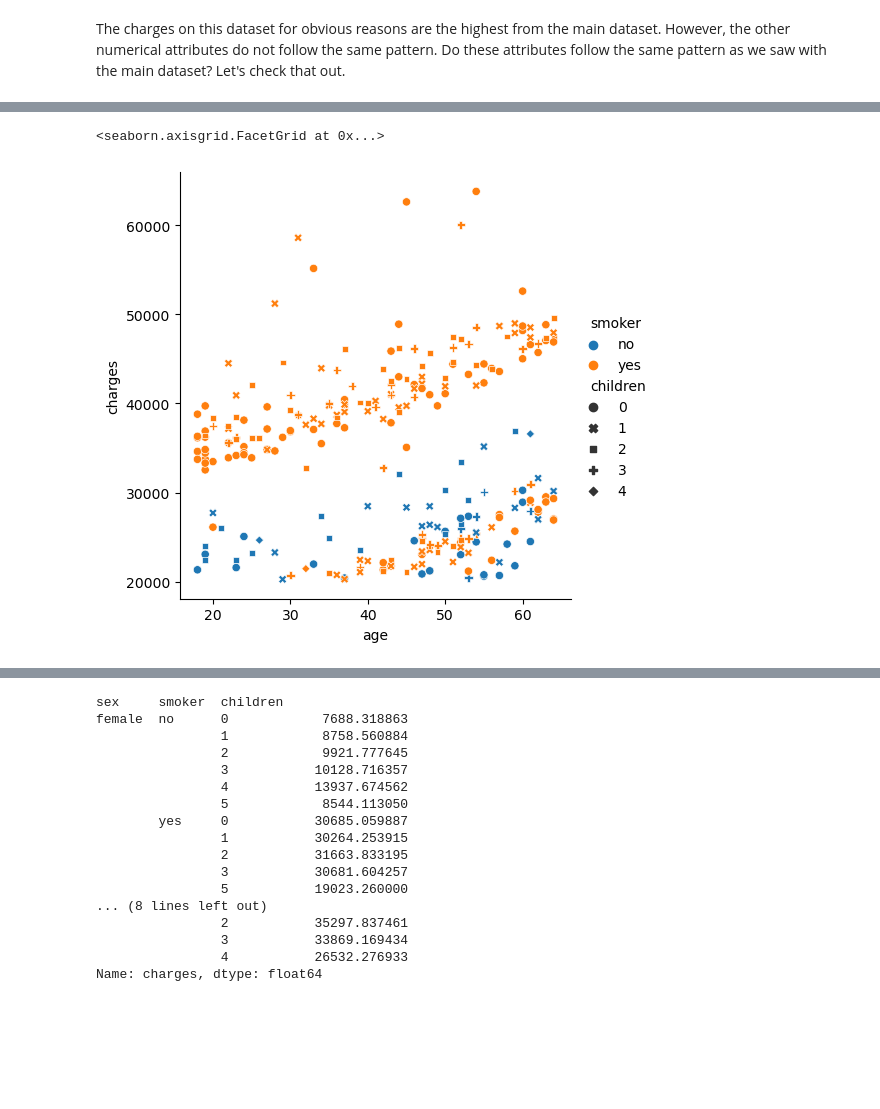
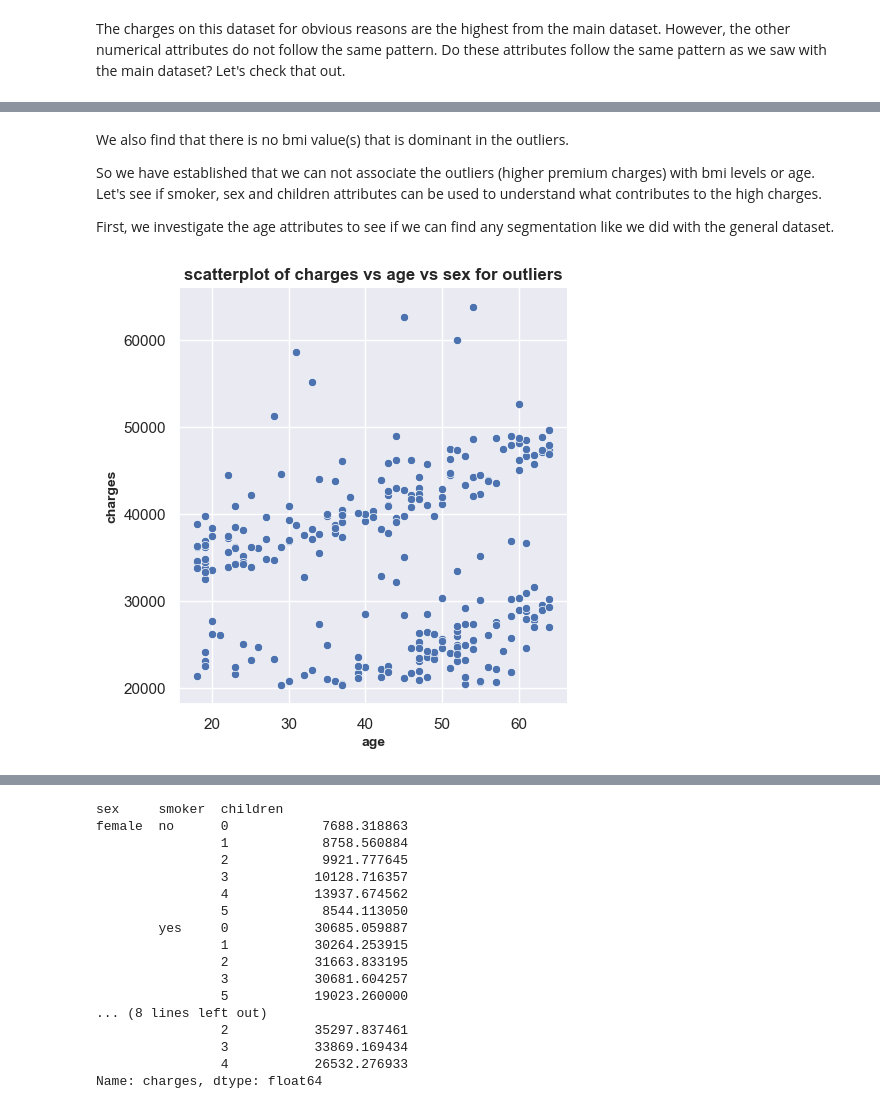
Before and after one commit to ChigozieObika/insurance_premium, a Jupyter notebook: eda.ipynb, the cells around one changed output, grey strips where cells are left out. Drawn from its saved outputs; the diff is of its cells as text; code cells hidden in the pictures; blank space fills up the shorter version.

```diff
--- a/eda.ipynb
+++ b/eda.ipynb
@@ -261,6 +234,16 @@ sns.relplot(x='age', y='charges', hue='smoker',
-# %%
-sns.relplot(x='age', y='charges', hue='smoker',
-            style = 'children', data=data_80th_q)
-# %% [output]
-<seaborn.axisgrid.FacetGrid at 0x...>
-[figure, removed]
+# %% [markdown]
+We also find that there is no bmi value(s) that is dominant in the outliers.
+
+So we have established that we can not associate the outliers (higher premium charges) with bmi levels or age. Let's see if smoker, sex and children attributes can be used to understand what contributes to the high charges.
+
+First, we investigate the age attributes to see if we can find any segmentation like we did with the general dataset.
+# %%
+plt.rcParams.update({'figure.figsize': (5, 3), 'figure.dpi': 100})
+sns.relplot(x='age', y='charges', data=data_80th_q)
+plt.ylabel('charges', fontsize=10, fontweight='bold')
+plt.xlabel('age', fontsize=10, fontweight='bold')
+plt.title('scatterplot of charges vs age vs sex for outliers',
+            fontsize=12, fontweight='bold')
+plt.show()
+# %% [output]
+[figure, added]
```
Also changed, not shown: parts of 21 cells of this notebook.
